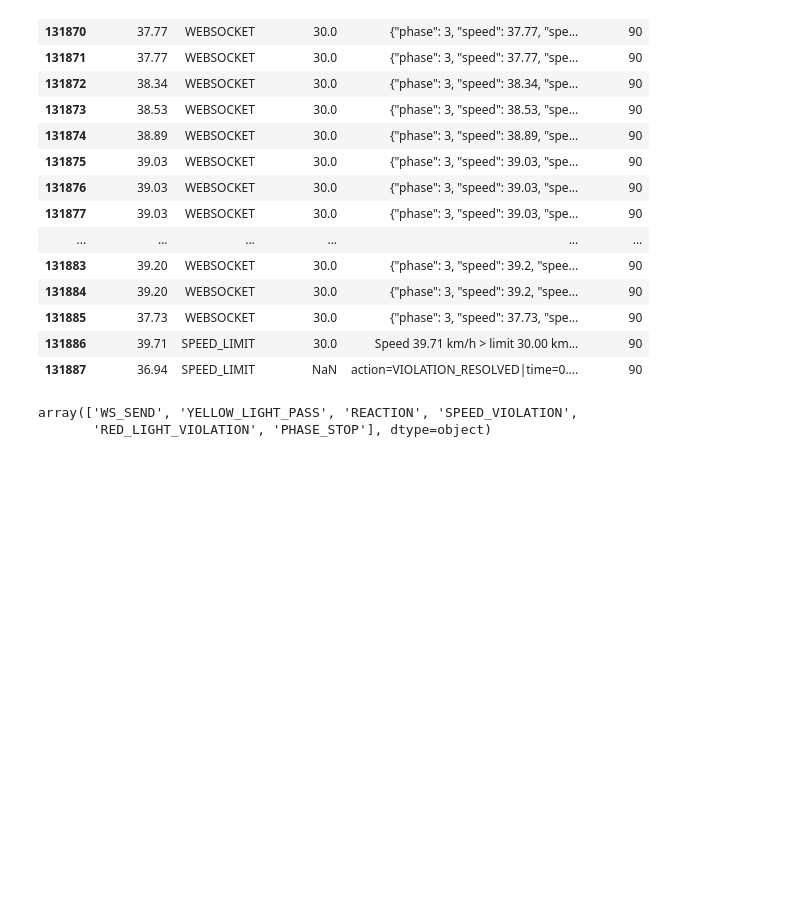
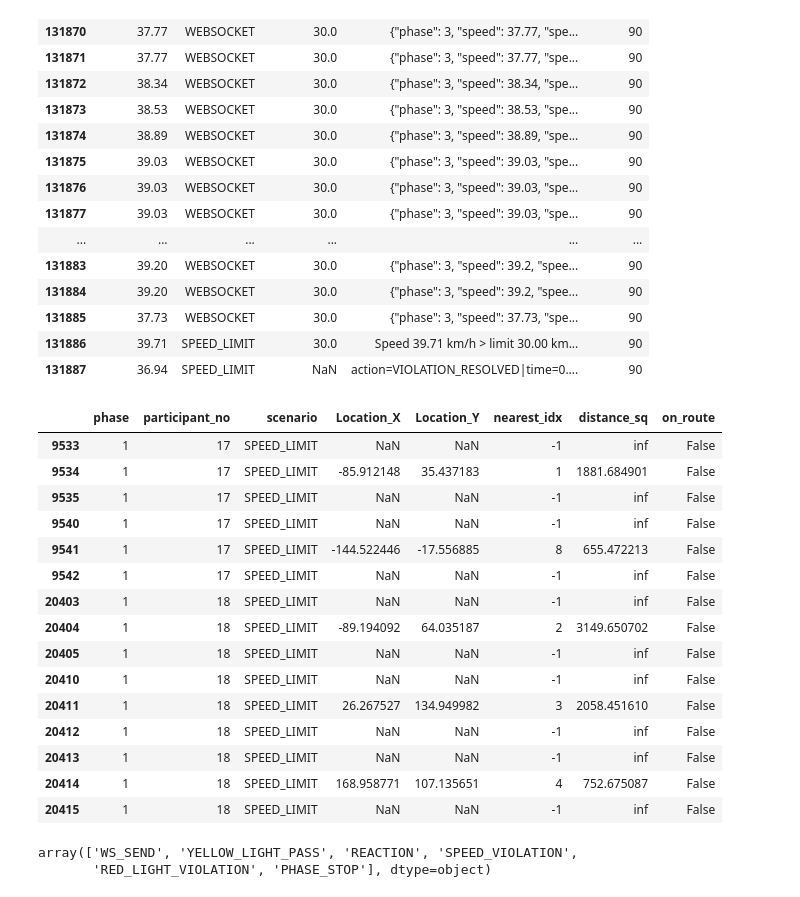
Before and after one commit to KeirAAAlcantara/SimAnalysis, a Jupyter notebook: SimData.ipynb, the cells around one changed output. Drawn from its saved outputs; the diff is of its cells as text; code cells hidden in the pictures; blank space fills up the shorter version.

```diff
--- a/SimData.ipynb
+++ b/SimData.ipynb
@@ -359,3 +388,39 @@ route4 = [
+# %%
+mask = df_simulation["phase"] == 2
+
+for i in df_simulation[mask].index:
+    x = df_simulation.at[i, "Location_X"]
+    y = df_simulation.at[i, "Location_Y"]
+
+    idx, dist = nearest_point(route2, x, y)
+
+    df_simulation.at[i, "nearest_idx"] = idx
+    df_simulation.at[i, "distance_sq"] = dist
+    df_simulation.at[i, "on_route"] = dist <= 10**2
+# %%
+mask = df_simulation["phase"] == 3
+
+for i in df_simulation[mask].index:
+    x = df_simulation.at[i, "Location_X"]
+    y = df_simulation.at[i, "Location_Y"]
+
+    idx, dist = nearest_point(route3, x, y)
+
+    df_simulation.at[i, "nearest_idx"] = idx
+    df_simulation.at[i, "distance_sq"] = dist
+    df_simulation.at[i, "on_route"] = dist <= 10**2
+# %%
+mask = df_simulation["phase"] == 4
+
+for i in df_simulation[mask].index:
+    x = df_simulation.at[i, "Location_X"]
+    y = df_simulation.at[i, "Location_Y"]
+
+    idx, dist = nearest_point(route4, x, y)
+
+    df_simulation.at[i, "nearest_idx"] = idx
+    df_simulation.at[i, "distance_sq"] = dist
+    df_simulation.at[i, "on_route"] = dist <= 10**2
 # %%
 df_simulation['event_id'].max()
 # %% [output]
@@ -414,6 +487,30 @@ df_simulation.loc[df_simulation["event_id"] == 90, ["speed_kmh","scenario", "spe
 | 131885 | 37.73 | WEBSOCKET | 30.0 | {"phase": 3, "speed": 37.73, "spe... | 90 |
 | 131886 | 39.71 | SPEED_LIMIT | 30.0 | Speed 39.71 km/h > limit 30.00 km... | 90 |
 | 131887 | 36.94 | SPEED_LIMIT | NaN | action=VIOLATION_RESOLVED|time=0.... | 90 |
+# %%
+df_simulation.loc[
+    (df_simulation["scenario"] == "SPEED_LIMIT") &
+    (df_simulation["phase"] == 1),
+    #(df_simulation["participant_no"]==16),
+    ["phase","participant_no", "scenario", "Location_X", "Location_Y", "nearest_idx", "distance_sq", "on_route"]
+].head(15)
+# %% [output]
+|  | phase | participant_no | scenario | Location_X | Location_Y | nearest_idx | distance_sq | on_route |
+| 9533 | 1 | 17 | SPEED_LIMIT | NaN | NaN | -1 | inf | False |
+| 9534 | 1 | 17 | SPEED_LIMIT | -85.912148 | 35.437183 | 1 | 1881.684901 | False |
+| 9535 | 1 | 17 | SPEED_LIMIT | NaN | NaN | -1 | inf | False |
+| 9540 | 1 | 17 | SPEED_LIMIT | NaN | NaN | -1 | inf | False |
+| 9541 | 1 | 17 | SPEED_LIMIT | -144.522446 | -17.556885 | 8 | 655.472213 | False |
+| 9542 | 1 | 17 | SPEED_LIMIT | NaN | NaN | -1 | inf | False |
+| 20403 | 1 | 18 | SPEED_LIMIT | NaN | NaN | -1 | inf | False |
+| 20404 | 1 | 18 | SPEED_LIMIT | -89.194092 | 64.035187 | 2 | 3149.650702 | False |
+| 20405 | 1 | 18 | SPEED_LIMIT | NaN | NaN | -1 | inf | False |
+| 20410 | 1 | 18 | SPEED_LIMIT | NaN | NaN | -1 | inf | False |
+| 20411 | 1 | 18 | SPEED_LIMIT | 26.267527 | 134.949982 | 3 | 2058.451610 | False |
+| 20412 | 1 | 18 | SPEED_LIMIT | NaN | NaN | -1 | inf | False |
+| 20413 | 1 | 18 | SPEED_LIMIT | NaN | NaN | -1 | inf | False |
+| 20414 | 1 | 18 | SPEED_LIMIT | 168.958771 | 107.135651 | 4 | 752.675087 | False |
+| 20415 | 1 | 18 | SPEED_LIMIT | NaN | NaN | -1 | inf | False |
 # %%
 df_simulation['event'].unique()
 # %% [output]
```
Also changed, not shown: parts of 6 cells of this notebook, 2 other files.
